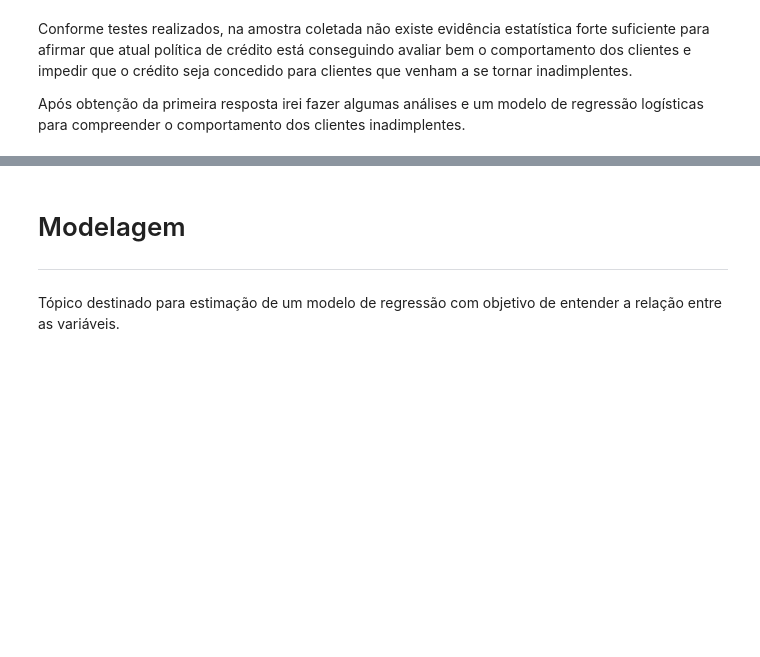
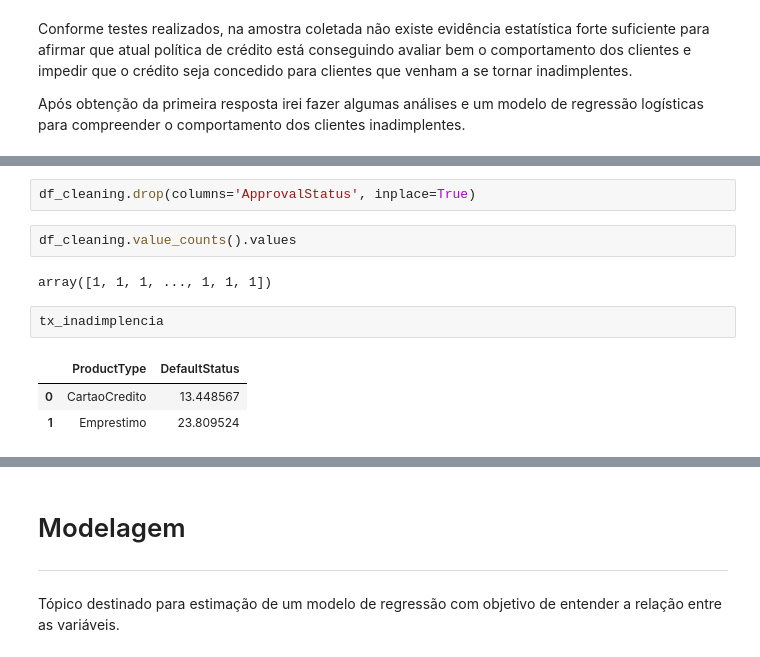
Before and after one commit to MatSchualtz/estudo_credito, a Jupyter notebook: Notebooks/estudo_de_caso.ipynb, the cells around one changed output, grey strips where cells are left out. Cells and saved outputs as stored; diff of their text form; blank space fills up the shorter version.

```diff
--- a/Notebooks/estudo_de_caso.ipynb
+++ b/Notebooks/estudo_de_caso.ipynb
@@ -289,0 +297,12 @@ Após obtenção da primeira resposta irei fazer algumas análises e um modelo d
+# %%
+df_cleaning.drop(columns='ApprovalStatus', inplace=True)
+# %%
+df_cleaning.value_counts().values
+# %% [output]
+array([1, 1, 1, ..., 1, 1, 1])
+# %%
+tx_inadimplencia
+# %% [output]
+|  | ProductType | DefaultStatus |
+| 0 | CartaoCredito | 13.448567 |
+| 1 | Emprestimo | 23.809524 |
```
Also changed, not shown: parts of 14 cells of this notebook.
